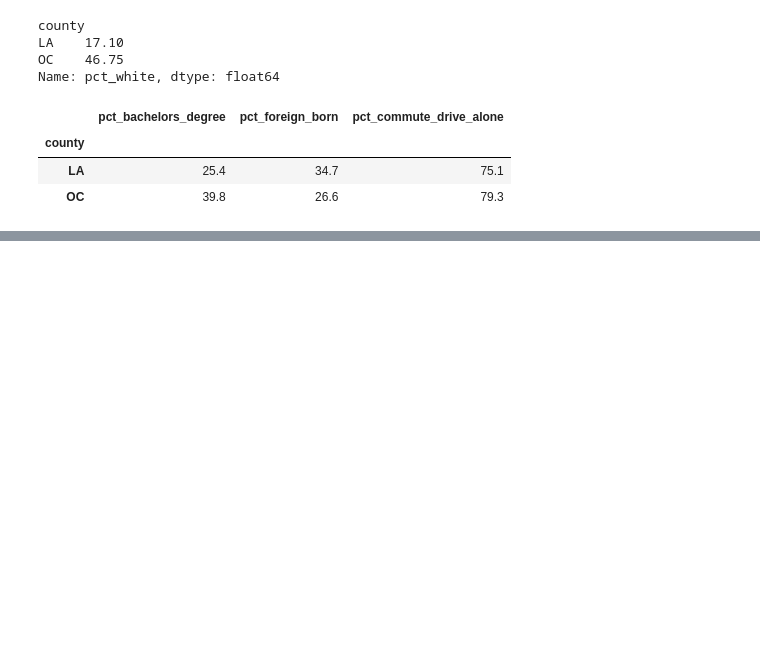
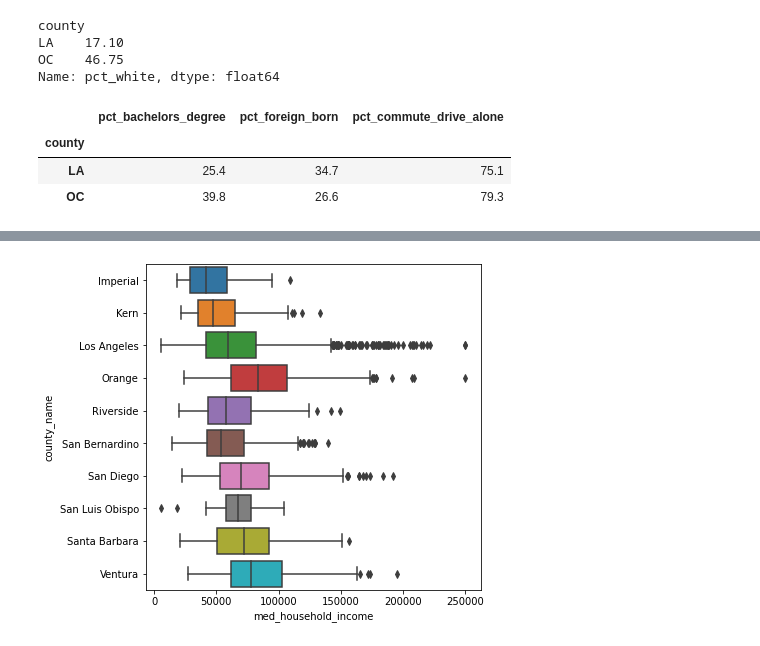
Before and after one commit to SergeyShchus/Data-analysis-Notebooks, a Jupyter notebook: Notebooks/Population_census_LA.ipynb, the cells around one changed output, grey strips where cells are left out. Cells and saved outputs as stored; diff of their text form; code cells hidden in the pictures; blank space fills up the shorter version.

```diff
--- a/Notebooks/Population_census_LA.ipynb
+++ b/Notebooks/Population_census_LA.ipynb
@@ -541,0 +635,6 @@ counties[["pct_bachelors_degree", "pct_foreign_born", "pct_commute_drive_alone"]
+# %%
+fig = ax.get_figure()
+fig.set_size_inches(6, 6)  # inches
+fig
+# %% [output]
+[figure, added]
```
Also changed, not shown: parts of 44 cells of this notebook.
